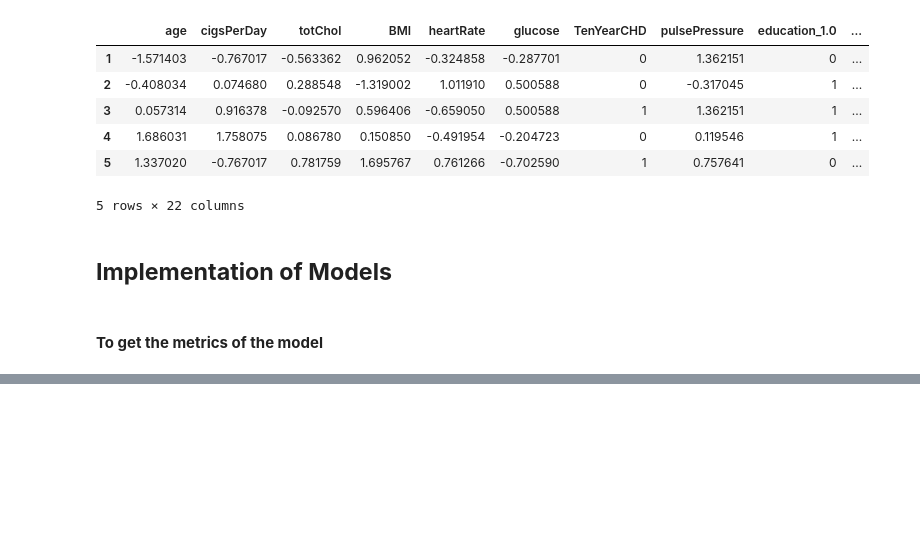
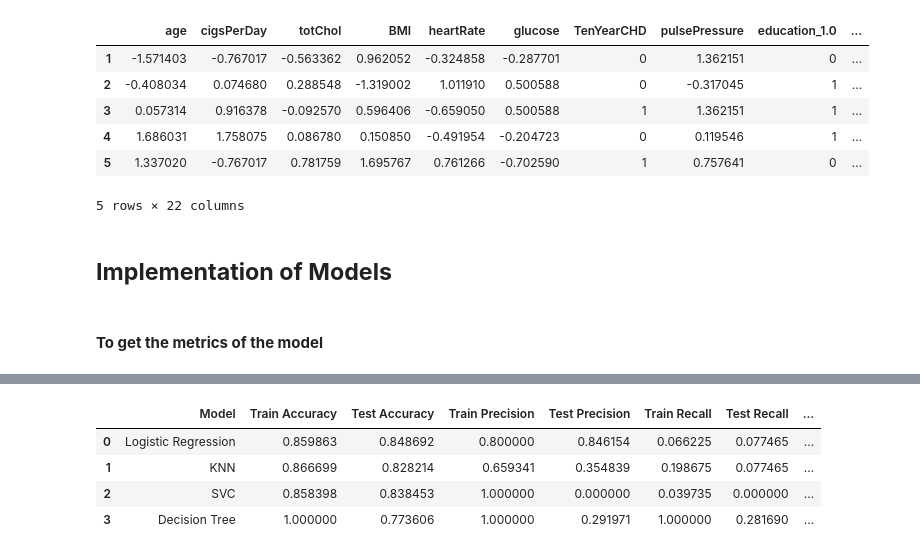
Before and after one commit to kavrit/Cardiovascular-Risk-Prediction, a Jupyter notebook: Capstone_Project_Cardiovascular_Risk_Prediction.ipynb, the cells around one changed output, grey strips where cells are left out. Saved outputs shown, nothing was run; the diff lists cells and outputs as text; code cells hidden in the pictures; blank space fills up the shorter version.

```diff
--- a/Capstone_Project_Cardiovascular_Risk_Prediction.ipynb
+++ b/Capstone_Project_Cardiovascular_Risk_Prediction.ipynb
@@ -826,0 +1084,10 @@ def print_score(clf, X_train, y_train, X_test, y_test, train=True):
+# %%
+
+# Models and their scores
+model_table
+# %% [output]
+|  | Model | Train Accuracy | Test Accuracy | Train Precision | Test Precision | Train Recall | Test Recall | ... |
+| 0 | Logistic Regression | 0.859863 | 0.848692 | 0.800000 | 0.846154 | 0.066225 | 0.077465 | ... |
+| 1 | KNN | 0.866699 | 0.828214 | 0.659341 | 0.354839 | 0.198675 | 0.077465 | ... |
+| 2 | SVC | 0.858398 | 0.838453 | 1.000000 | 0.000000 | 0.039735 | 0.000000 | ... |
+| 3 | Decision Tree | 1.000000 | 0.773606 | 1.000000 | 0.291971 | 1.000000 | 0.281690 | ... |
```
Also changed, not shown: parts of 31 cells of this notebook.
